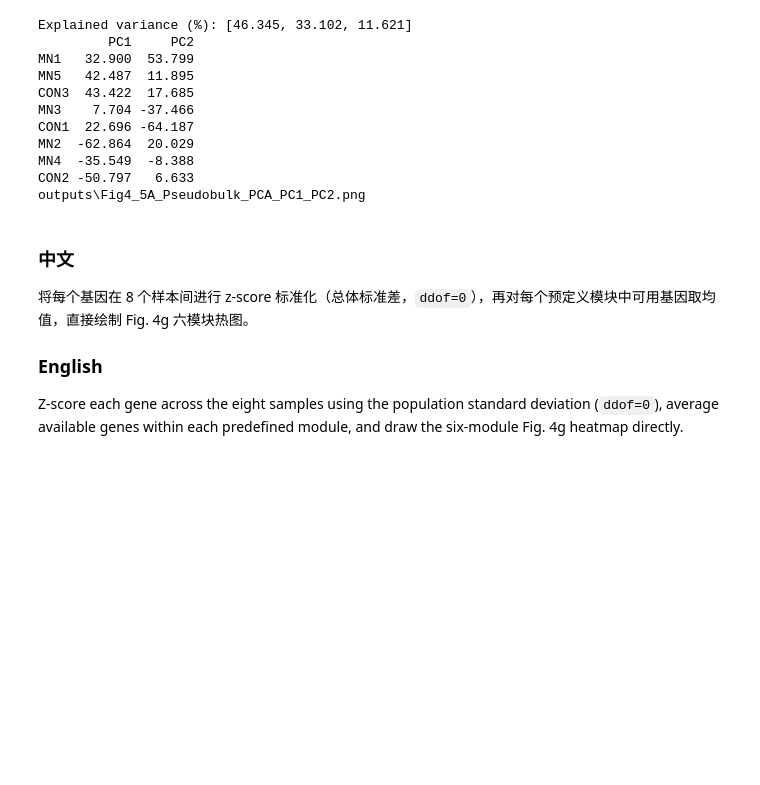
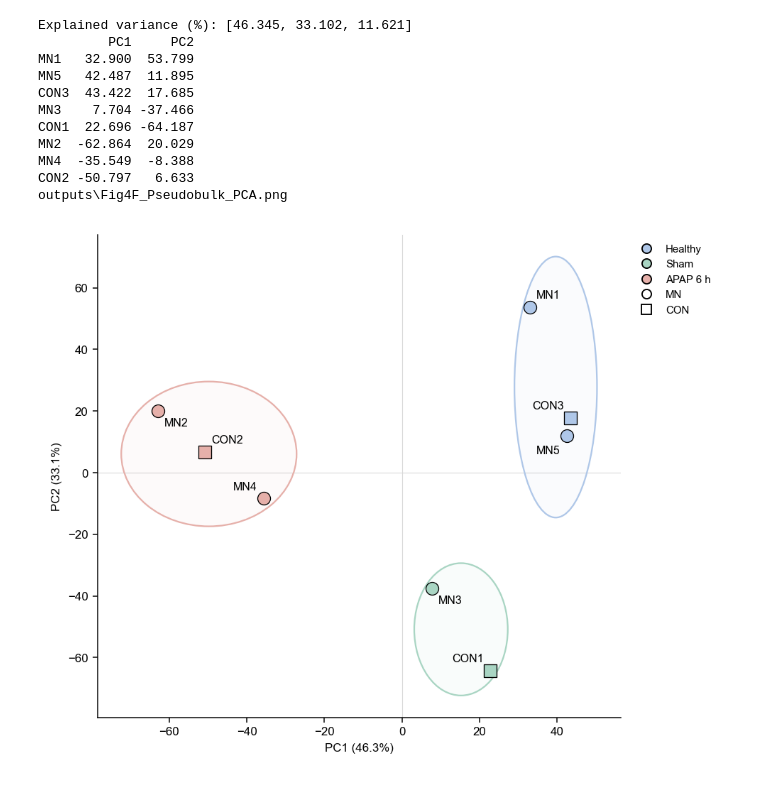
Before and after one commit to Wong-WJ/LANCE-seq, a Jupyter notebook: Figure 4/LANCE-seq_Figure4.ipynb, the cells around one changed output. Cells and saved outputs as stored; diff of their text form; code cells hidden in the pictures; blank space fills up the shorter version.

Commit message:
Update Figure 4–5 analysis scripts
Revise plotting utilities, analysis notebooks, and associated annotation and source files.

```diff
--- a/Figure 4/LANCE-seq_Figure4.ipynb
+++ b/Figure 4/LANCE-seq_Figure4.ipynb
@@ -176,0 +13,26 @@ Run centered, unscaled PCA on the 8-sample × CPM-filtered-gene `log2(CPM + 1)`
+# %%
+# 中文：设置相对路径、样本映射和绘图参数。
+# English: Set relative paths, sample mapping and plot settings.
+from pathlib import Path
+from figure4_utils import prepare_output, save_panel, output_inventory, add_descriptive_ellipse
+from matplotlib.colors import ListedColormap
+from matplotlib.lines import Line2D
+from sklearn.decomposition import PCA
+import seaborn as sns
+import h5py
+import numpy as np
+import pandas as pd
+import matplotlib as mpl
+import matplotlib.pyplot as plt
+from matplotlib.ticker import MultipleLocator
+
+INPUT = Path("../data/LANCE8.h5ad")
+OUTPUT = prepare_output(Path("outputs"))
+SAMPLES = ["MN1", "MN5", "CON3", "MN3", "CON1", "MN2", "MN4", "CON2"]
+BATCH_MAP = dict(zip("12345678", ["MN1", "MN2", "MN3", "CON1", "MN4", "CON2", "MN5", "CON3"]))
+RANDOM_SEED = 0
+SAMPLE_ORDER = SAMPLES
+GROUP_ASSIGNMENT = {s: ("Healthy" if s in ["MN1","MN5","CON3"] else "Sham" if s in ["MN3","CON1"] else "APAP 6 h") for s in SAMPLES}
+CONDITION_ORDER = ["Healthy", "Sham", "APAP 6 h"]
+CONDITION_COLORS = {"Healthy":"#AFC7E8", "Sham":"#A9D5C3", "APAP 6 h":"#E6B0AA"}
+mpl.rcParams.update({"font.family":"Arial", "font.size":9, "pdf.fonttype":42, "svg.fonttype":"none"})
@@ -177,4 +103,6 @@ Run centered, unscaled PCA on the 8-sample × CPM-filtered-gene `log2(CPM + 1)`
 # %%
+# 中文：对8个样本的汇总表达矩阵执行居中、不额外标准化的PCA。
+# English: Run centered, unscaled PCA on the eight-sample expression matrix.
 n_components = min(7, pseudobulk_logcpm.shape[0] - 1, pseudobulk_logcpm.shape[1])
 pca = PCA(n_components=n_components, random_state=RANDOM_SEED)
 pca_values = pca.fit_transform(pseudobulk_logcpm.to_numpy())
@@ -195,9 +123,9 @@ for condition in CONDITION_ORDER:
 
 label_specs = {
     "MN1": (5, 5, "left", "bottom"), "MN5": (-5, -7, "right", "top"),
-    "CON3": (5, 5, "left", "bottom"), "MN3": (-5, 5, "right", "bottom"),
-    "CON1": (5, -5, "left", "top"), "MN2": (-5, 5, "right", "bottom"),
-    "MN4": (-5, -7, "right", "top"), "CON2": (5, 5, "left", "bottom"),
+    "CON3": (-5, 5, "right", "bottom"), "MN3": (5, -5, "left", "top"),
+    "CON1": (-5, 5, "right", "bottom"), "MN2": (5, -5, "left", "top"),
+    "MN4": (-5, 5, "right", "bottom"), "CON2": (5, 5, "left", "bottom"),
 }
 for sample in SAMPLE_ORDER:
     condition = GROUP_ASSIGNMENT[sample]
@@ -208,38 +136,34 @@ for sample in SAMPLE_ORDER:
     ax.annotate(sample, (x_value, y_value), xytext=(dx, dy), textcoords="offset points", fontsize=8.5, ha=ha, va=va, zorder=4)
 ax.axhline(0, color="#D9D9D9", linewidth=0.6, zorder=0)
 ax.axvline(0, color="#D9D9D9", linewidth=0.6, zorder=0)
 ax.set_xlabel(f"PC1 ({explained_variance[0] * 100:.1f}%)")
 ax.set_ylabel(f"PC2 ({explained_variance[1] * 100:.1f}%)")
 handles = [
     Line2D([0], [0], marker="o", linestyle="none", label=condition, markerfacecolor=CONDITION_COLORS[condition], markeredgecolor="black", markersize=7)
     for condition in CONDITION_ORDER
 ] + [
     Line2D([0], [0], marker=marker, linestyle="none", label=platform, markerfacecolor="white", markeredgecolor="black", markersize=7)
     for platform, marker in (("MN", "o"), ("CON", "s"))
 ]
 ax.legend(handles=handles, frameon=False, fontsize=8, loc="upper left", bbox_to_anchor=(1.01, 1.0))
 sns.despine(ax=ax)
 fig.tight_layout()
-figure4f_path = save_png(fig, OUTPUT_DIR, EXPECTED_FILES[0])
+figure4f_path = save_panel(fig, OUTPUT, "Fig4F_Pseudobulk_PCA", tight=True)
 
 print("Explained variance (%):", np.round(explained_variance[:3] * 100, 3).tolist())
 print(pca_coordinates[["PC1", "PC2"]].round(3).to_string())
 print(figure4f_path)
+pca_coordinates.to_csv(OUTPUT / "tables/Fig4F_PCA_Coordinates.csv")
 # %% [output]
 Explained variance (%): [46.345, 33.102, 11.621]
          PC1     PC2
 MN1   32.900  53.799
 MN5   42.487  11.895
 CON3  43.422  17.685
 MN3    7.704 -37.466
 CON1  22.696 -64.187
 MN2  -62.864  20.029
 MN4  -35.549  -8.388
 CON2 -50.797   6.633
-outputs\Fig4_5A_Pseudobulk_PCA_PC1_PC2.png
+outputs\Fig4F_Pseudobulk_PCA.png
+[figure, added]
-# %% [markdown]
-### 中文
-将每个基因在 8 个样本间进行 z-score 标准化（总体标准差，`ddof=0`），再对每个预定义模块中可用基因取均值，直接绘制 Fig. 4g 六模块热图。
-
-### English
-Z-score each gene across the eight samples using the population standard deviation (`ddof=0`), average available genes within each predefined module, and draw the six-module Fig. 4g heatmap directly.
```
Also changed, not shown: parts of 29 cells of this notebook, 11 other files.
